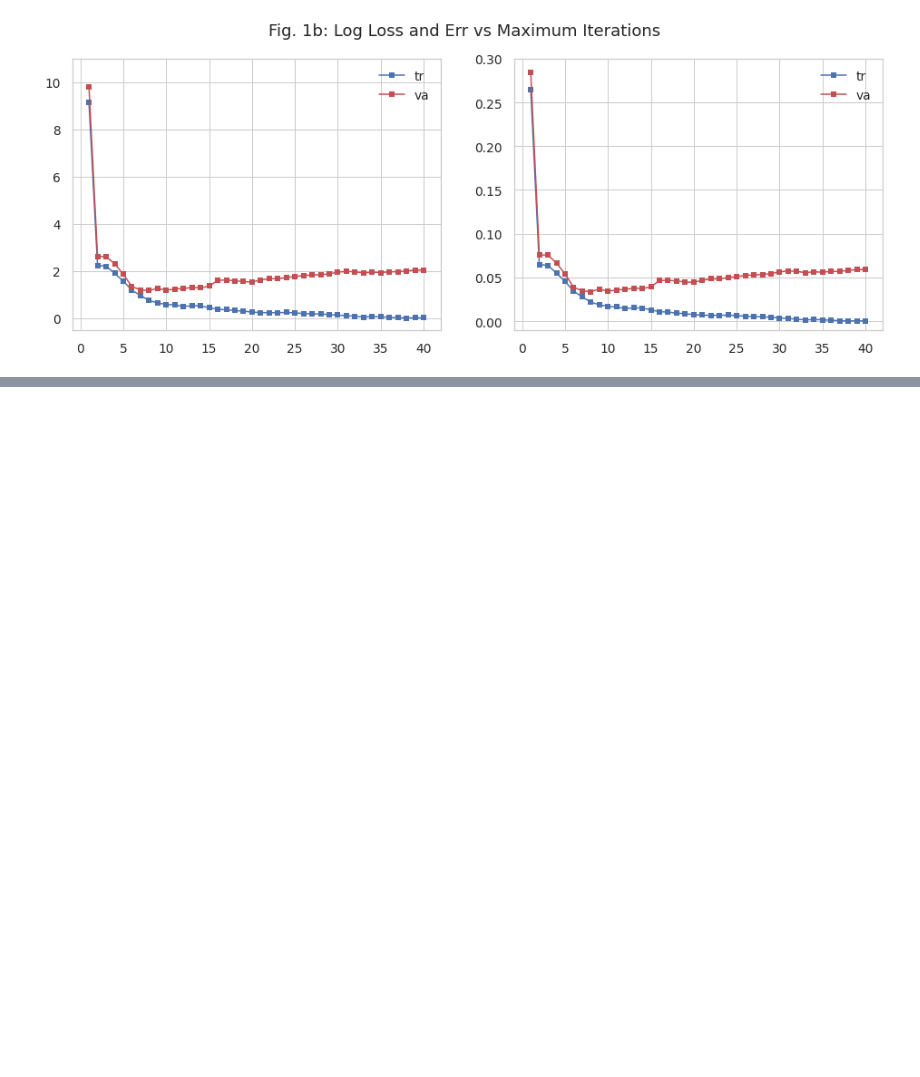
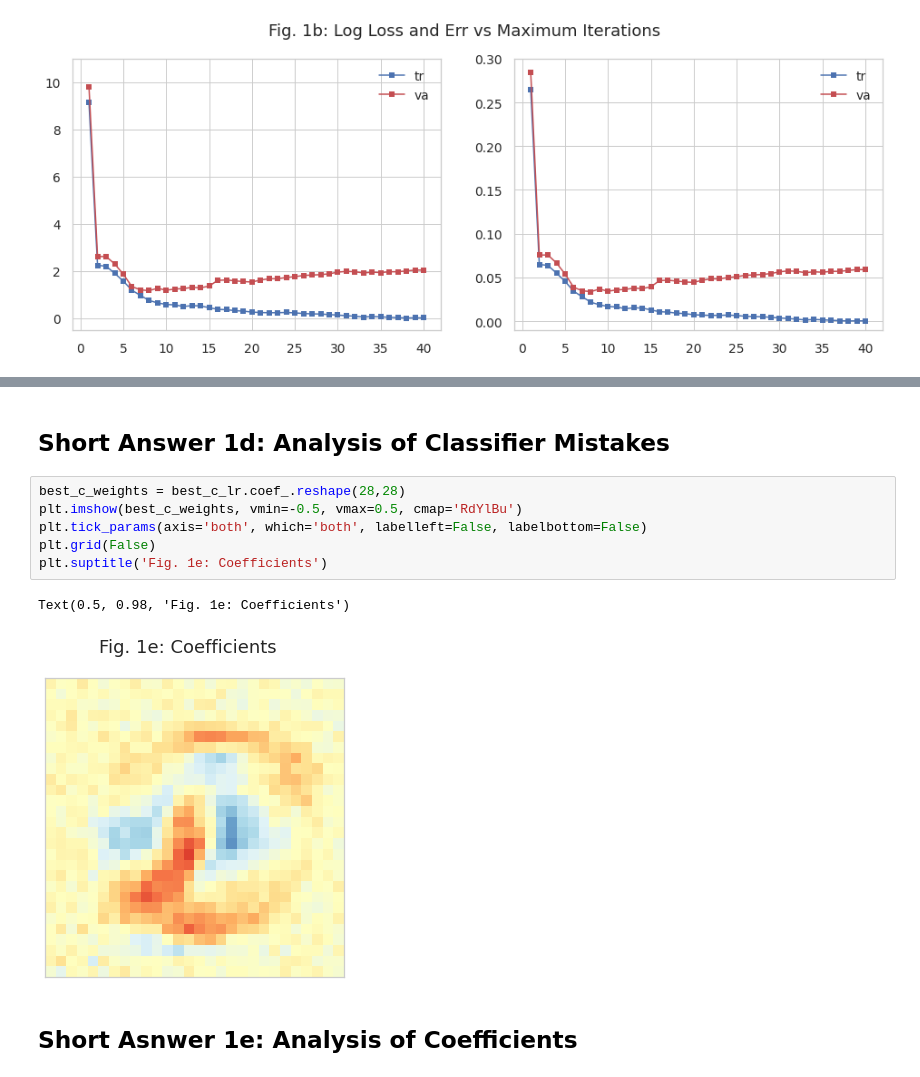
Before and after one commit to kenziesimpson/comp-135-proj-A, a Jupyter notebook: Problem 1.ipynb, the cells around one changed output, grey strips where cells are left out. Cells and saved outputs as stored; diff of their text form; blank space fills up the shorter version.

```diff
--- a/Problem 1.ipynb
+++ b/Problem 1.ipynb
@@ -122,0 +193,13 @@ We can see in these plots that for the training data set, increasing the max ite
+# %% [markdown]
+## Short Answer 1d: Analysis of Classifier Mistakes
+# %%
+best_c_weights = best_c_lr.coef_.reshape(28,28)
+plt.imshow(best_c_weights, vmin=-0.5, vmax=0.5, cmap='RdYlBu')
+plt.tick_params(axis='both', which='both', labelleft=False, labelbottom=False)
+plt.grid(False)
+plt.suptitle('Fig. 1e: Coefficients')
+# %% [output]
+Text(0.5, 0.98, 'Fig. 1e: Coefficients')
+[figure, added]
+# %% [markdown]
+## Short Asnwer 1e: Analysis of Coefficients
```
Also changed, not shown: parts of 9 cells of this notebook.
